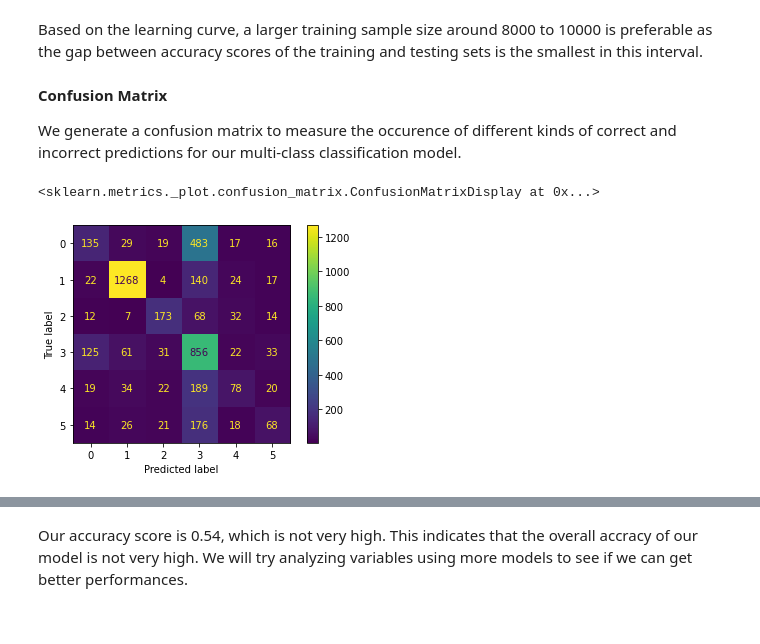
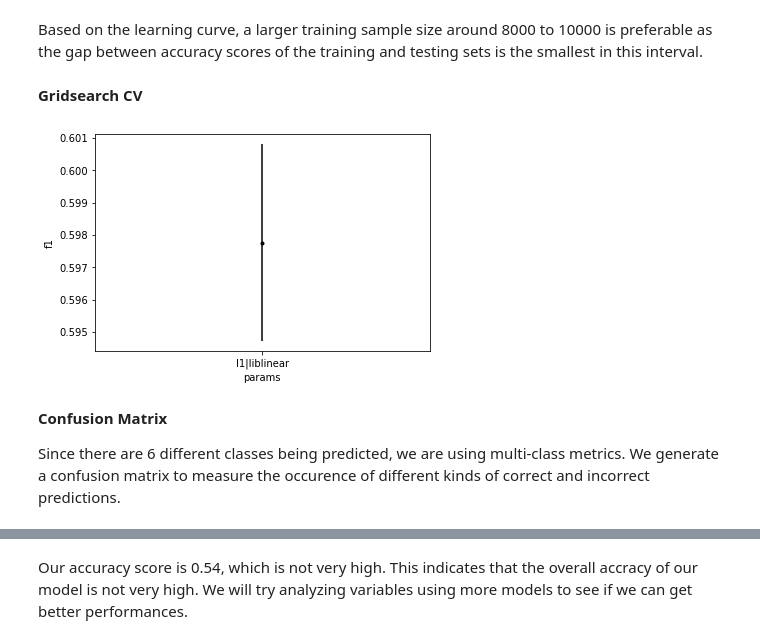
Before and after one commit to mf02511/AmazonReview-Classification, a Jupyter notebook: CheckpointGroup027-Wi23.ipynb, the cells around one changed output, grey strips where cells are left out. Drawn from its saved outputs; the diff is of its cells as text; code cells hidden in the pictures.

Commit message:
added more metrics

```diff
--- a/CheckpointGroup027-Wi23.ipynb
+++ b/CheckpointGroup027-Wi23.ipynb
@@ -405,3 +405,5 @@ plt.show()
 [figure]
 # %% [markdown]
 Based on the learning curve, a larger training sample size around 8000 to 10000 is preferable as the gap between accuracy scores of the training and testing sets is the smallest in this interval.
+# %% [markdown]
+**Gridsearch CV**
@@ -408,4 +423,31 @@ Based on the learning curve, a larger training sample size around 8000 to 10000
+# %%
+def plot_results(gridsearchcv):
+    params = gridsearchcv.cv_results_["params"]
+    ys = gridsearchcv.cv_results_["mean_test_score"]
+    xs = ['|'.join(str(v) for v in param.values()) for param in params]
+    yerr = gridsearchcv.cv_results_["std_test_score"]
+    plt.errorbar(xs, ys, yerr / np.sqrt(gridsearchcv.cv), fmt='.k')
+    plt.ylabel("f1")
+    plt.xlabel("params")
+
+def check_for_convergence(gridsearchcv):
+    return gridsearchcv.best_estimator_.steps[-1][1].n_iter_ < gridsearchcv.best_estimator_.steps[-1][1].max_iter
+
+scaler = StandardScaler()
+imp = SimpleImputer(missing_values=np.nan, strategy='mean')
+
+pipe = Pipeline(steps=[("scaler", scaler), ("imputer", imp), ("logistic", clf)])
+
+param_grid = {'logistic__penalty' : ['l1'] , 'logistic__solver' : ['liblinear']}
+
+gscv = GridSearchCV(estimator=pipe, param_grid = param_grid, cv=7, scoring='f1_micro')
+
+gscv.fit(X_train, y_train)
+
+plot_results(gscv)
+# %% [output]
+[figure, added]
 # %% [markdown]
 **Confusion Matrix**
 
-We generate a confusion matrix to measure the occurence of different kinds of correct and incorrect predictions for our multi-class classification model.
+Since there are 6 different classes being predicted, we are using multi-class metrics. We generate a confusion matrix to measure the occurence of different kinds of correct and incorrect predictions.
@@ -431,7 +453,0 @@ y_pred_test = classifier_model.predict(X_test)
-# %%
-cm = confusion_matrix(y_test, y_pred_test)
-disp = ConfusionMatrixDisplay(cm);
-disp.plot()
-# %% [output]
-<sklearn.metrics._plot.confusion_matrix.ConfusionMatrixDisplay at 0x...>
-[figure, removed]
```
Also changed, not shown: parts of 10 cells of this notebook.
